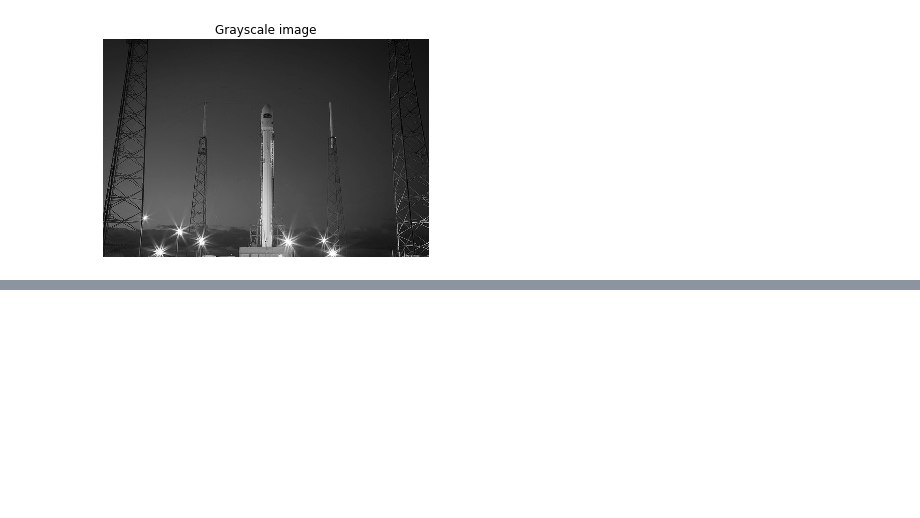
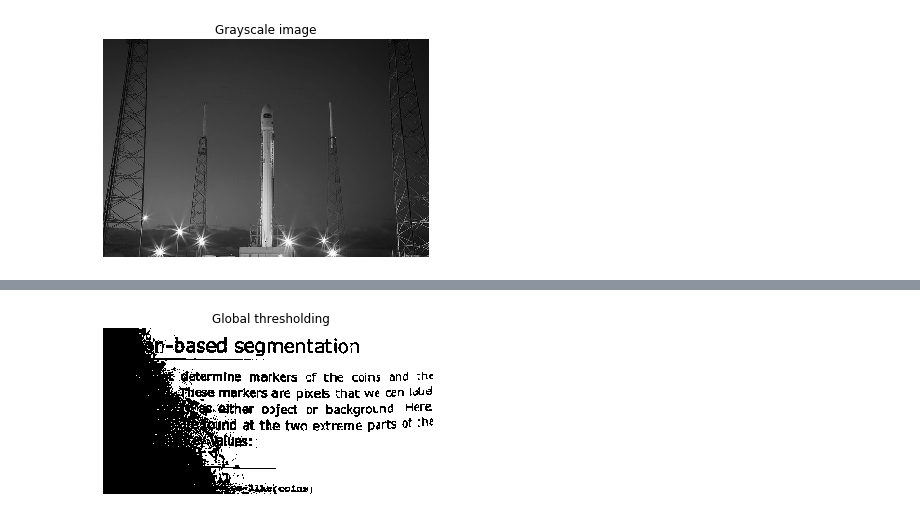
Before and after one commit to goodboychan/datacamp_repo, a Jupyter notebook: Image.Processing.in.Python/Introducing-Image-Processing-and-scikit-image.ipynb, the cells around one changed output, grey strips where cells are left out. Cells and saved outputs as stored; diff of their text form; code cells hidden in the pictures; blank space fills up the shorter version.

```diff
--- a/Image.Processing.in.Python/Introducing-Image-Processing-and-scikit-image.ipynb
+++ b/Image.Processing.in.Python/Introducing-Image-Processing-and-scikit-image.ipynb
@@ -75,0 +157,16 @@ show_image(gray_scaled_rocket, 'Grayscale image')
+# %%
+page_image = plt.imread('./dataset/text_page.png')
+
+# Make the image grayscale using rgb2gray
+page_image = color.rgb2gray(page_image)
+
+# Obtain the optimal otsu global thresh value
+global_thresh = threshold_otsu(page_image)
+
+# Obtain the binary image by applying global thresholding
+binary_global = page_image > global_thresh
+
+# Show the binary image obtained
+show_image(binary_global, 'Global thresholding')
+# %% [output]
+[figure, added]
```
Also changed, not shown: parts of 16 cells of this notebook, 6 other files.
